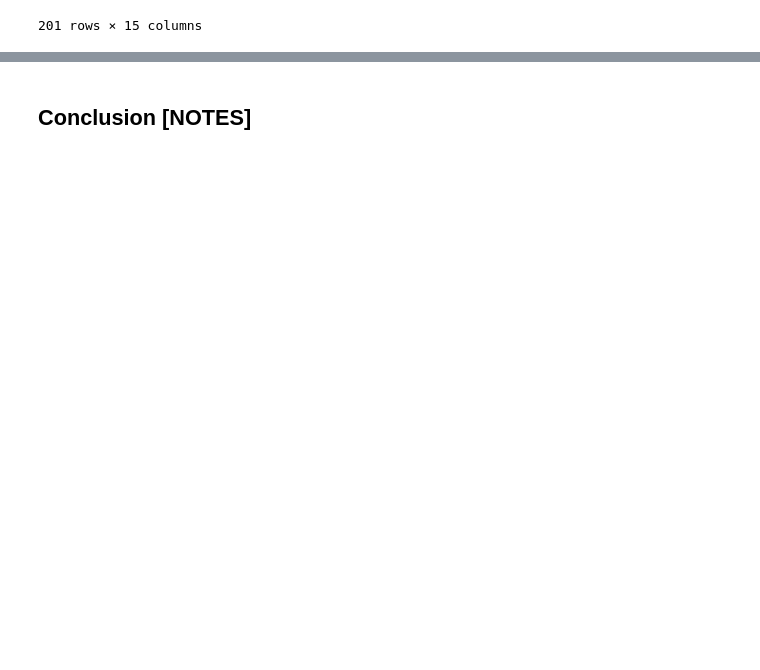
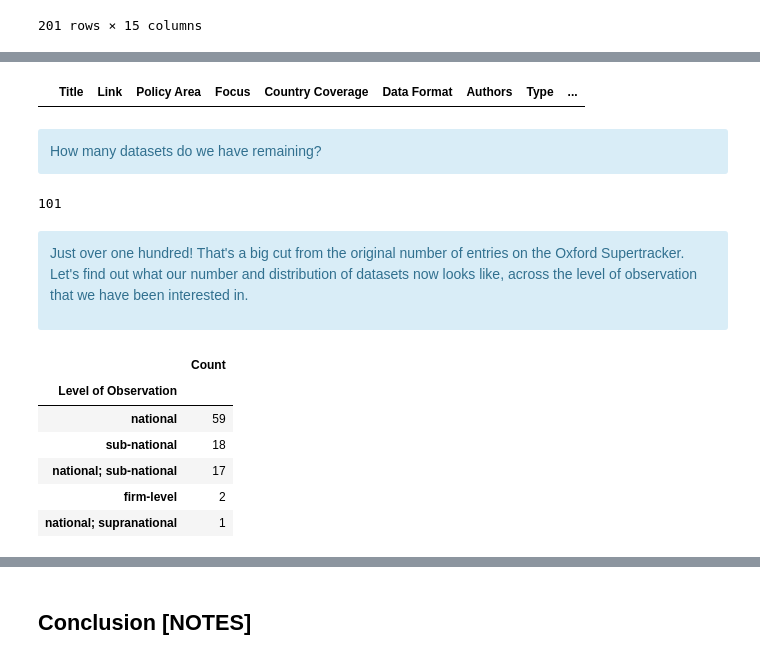
Before and after one commit to LawrenceKay/worldwide_covid_policy, a Jupyter notebook: notebooks/WCPP_data_collection.ipynb, the cells around one changed output, grey strips where cells are left out. Drawn from its saved outputs; the diff is of its cells as text; code cells hidden in the pictures; blank space fills up the shorter version.

```diff
--- a/notebooks/WCPP_data_collection.ipynb
+++ b/notebooks/WCPP_data_collection.ipynb
@@ -995,0 +1097,45 @@ NEXT STEPS: look at the sub-national datasets.
+# %%
+# Checks the change
+oxford_supertracker[oxford_supertracker['Data Format'] == 'html']
+# %% [output]
+|  | Title | Link | Policy Area | Focus | Country Coverage | Data Format | Authors | Type | ... |
+# %% [markdown]
+<div class="alert-info">
+How many datasets do we have remaining?
+</div>
+# %%
+# Counts the number of entries
+len(oxford_supertracker)
+# %% [output]
+101
+# %% [markdown]
+<div class="alert-info">
+Just over one hundred! That's a big cut from the original number of entries on the Oxford Supertracker.
+<br>
+
+Let's find out what our number and distribution of datasets now looks like, across the level of observation that we have been interested in.
+
+</div>
+# %%
+# Gets the number of entries by the level of observation
+entries_by_administrative_level_updated = oxford_supertracker.groupby('Level of Observation').size()
+
+# Puts the count into a dataframe
+entries_by_administrative_level_updated  =  pd.DataFrame(entries_by_administrative_level_updated )
+
+# Renames first column
+entries_by_administrative_level_updated.rename(columns = {0: 'Count'}, inplace = True)
+
+# Sorts by the count column
+entries_by_administrative_level_updated  = entries_by_administrative_level_updated .sort_values(by = ['Count'], ascending = False)
+
+# Shows counts
+entries_by_administrative_level_updated
+# %% [output]
+|  | Count |
+| Level of Observation |  |
+| national | 59 |
+| sub-national | 18 |
+| national; sub-national | 17 |
+| firm-level | 2 |
+| national; supranational | 1 |
```
Also changed, not shown: parts of 40 cells of this notebook.
